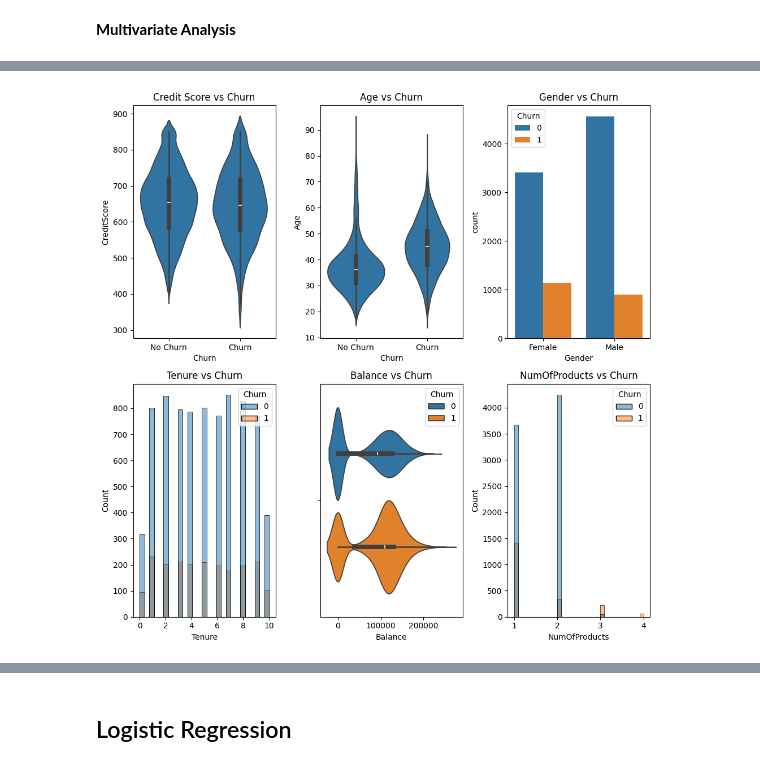
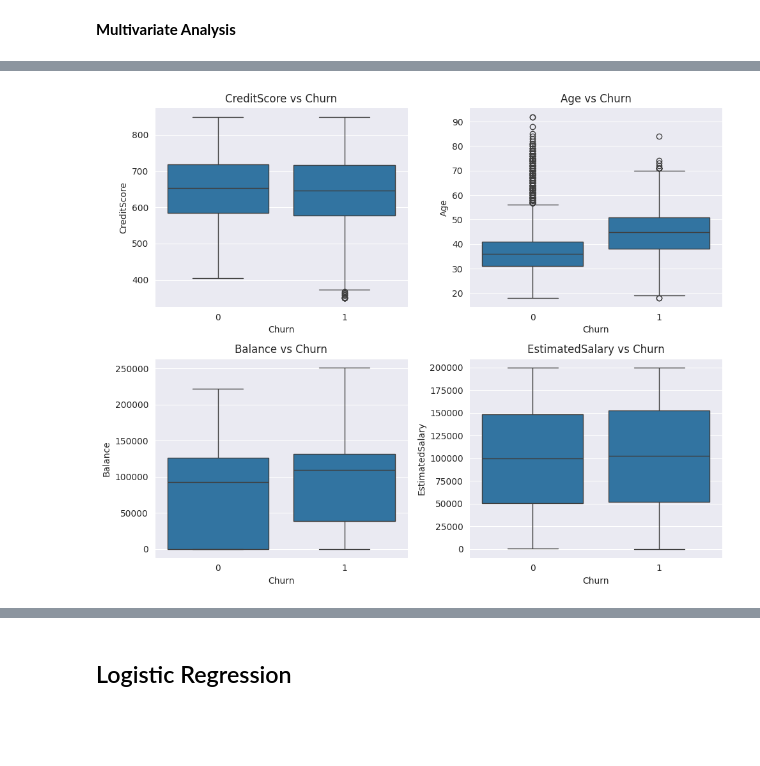
Before and after one commit to mwang-cmn/Bank-Customer-Churn-Prediction, a Jupyter notebook: Banking_Churn_Prediction.ipynb, the cells around one changed output, grey strips where cells are left out. Cells and saved outputs as stored; diff of their text form; code cells hidden in the pictures; blank space fills up the shorter version.

```diff
--- a/Banking_Churn_Prediction.ipynb
+++ b/Banking_Churn_Prediction.ipynb
@@ -187,0 +149,16 @@ plt.show()
+# %%
+# Define numerical and categorical columns
+numerical_cols = ["CreditScore", "Age", "Tenure", "Balance", "EstimatedSalary"]
+categorical_cols = ["Geography", "Gender", "NumOfProducts", "HasCrCard", "IsActiveMember", "Churn"]
+
+# Set style
+sns.set_style("darkgrid")
+
+# Plot numerical features using displot
+for col in numerical_cols:
+    plt.figure(figsize=(6, 4))
+    sns.displot(churn_data[col], kde=True, bins=30)
+    plt.title(f'Distribution of {col}')
+    plt.xlabel(col)
+    plt.ylabel("Frequency")
+    plt.show()
@@ -190,21 +220,18 @@ plt.show()
 # %%
-
-fig, ax = plt.subplots(2,3, figsize=(10,10))
-sns.violinplot(x='Churn', y='CreditScore', data=churn_data, ax=ax[0,0])
-ax[0, 0].set_xticklabels(['No Churn', 'Churn'])
-ax[0, 0].set_title('Credit Score vs Churn')
-sns.violinplot(x='Churn', y='Age', data=churn_data, ax=ax[0,1])
-ax[0, 1].set_xticklabels(['No Churn', 'Churn'])
-ax[0, 1].set_title('Age vs Churn')
-sns.countplot(x='Gender', hue='Churn', data=churn_data, ax=ax[0,2])
-ax[0, 2].set_title('Gender vs Churn')
-sns.histplot(x='Tenure', hue='Churn', data=churn_data, ax=ax[1,0])
-ax[1, 0].set_title('Tenure vs Churn')
-sns.violinplot(x='Balance', hue='Churn', data=churn_data, ax=ax[1,1])
-ax[1, 1].set_title('Balance vs Churn')
-sns.histplot(x='NumOfProducts', hue='Churn', data=churn_data, ax=ax[1,2])
-ax[1, 2].set_title('NumOfProducts vs Churn')
+fig, axes = plt.subplots(2, 2, figsize=(10, 8))
+# CreditScore vs Churn
+sns.boxplot(x='Churn', y='CreditScore', data=churn_data, ax=axes[0, 0])
+axes[0, 0].set_title('CreditScore vs Churn')
+# Age vs Churn
+sns.boxplot(x='Churn', y='Age', data=churn_data, ax=axes[0, 1])
+axes[0, 1].set_title('Age vs Churn')
+# Balance vs Churn
+sns.boxplot(x='Churn', y='Balance', data=churn_data, ax=axes[1, 0])
+axes[1, 0].set_title('Balance vs Churn')
+# EstimatedSalary vs Churn
+sns.boxplot(x='Churn', y='EstimatedSalary', data=churn_data, ax=axes[1, 1])
+axes[1, 1].set_title('EstimatedSalary vs Churn')
 plt.tight_layout()
 plt.show()
 # %% [output]
-[figure, old version]
+[figure, new version]
```
Also changed, not shown: parts of 62 cells of this notebook.
